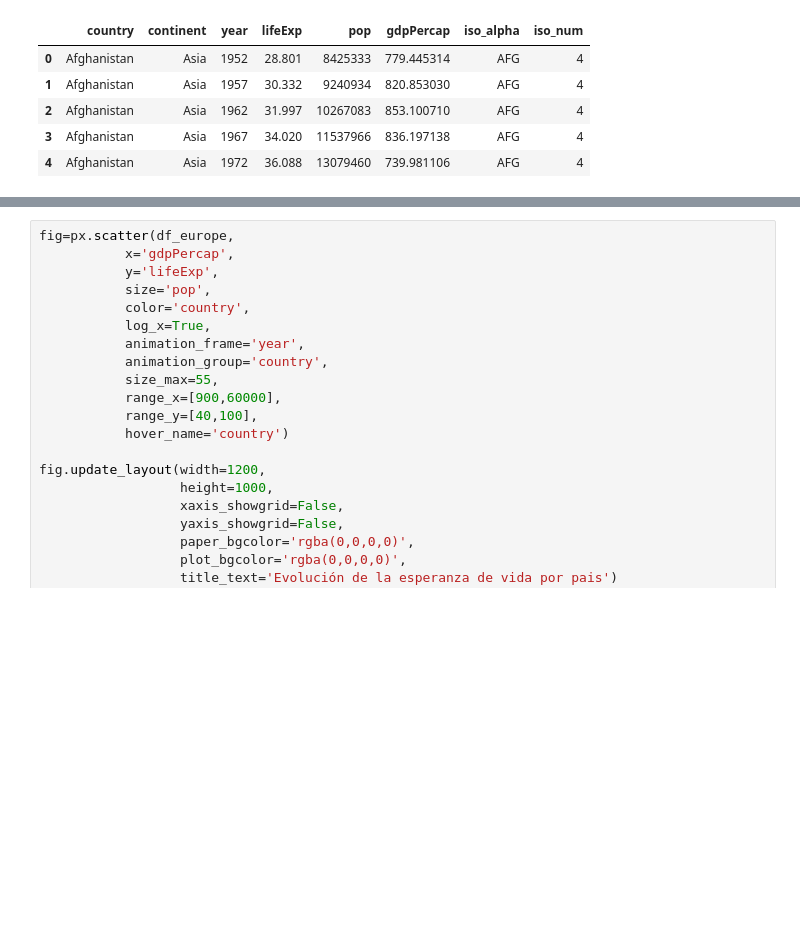
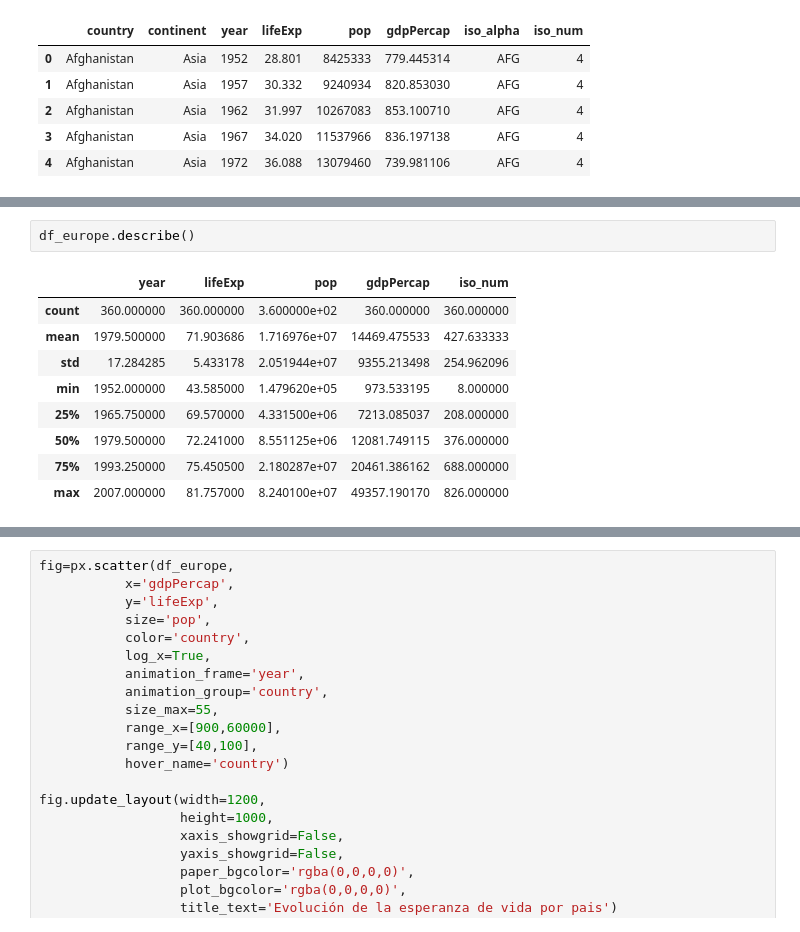
Before and after one commit to patricialuca/visualizacion, a Jupyter notebook: Luengo_Carretero_Patricia_PEC3.ipynb, the cells around one changed output, grey strips where cells are left out. Saved outputs shown, nothing was run; the diff lists cells and outputs as text; blank space fills up the shorter version.

```diff
--- a/Luengo_Carretero_Patricia_PEC3.ipynb
+++ b/Luengo_Carretero_Patricia_PEC3.ipynb
@@ -34,3 +29,15 @@ fig.update_yaxes(title_text='')
 fig.show()
 # %% [output]
 [interactive output not drawn]
+# %%
+df_europe.describe()
+# %% [output]
+|  | year | lifeExp | pop | gdpPercap | iso_num |
+| count | 360.000000 | 360.000000 | 3.600000e+02 | 360.000000 | 360.000000 |
+| mean | 1979.500000 | 71.903686 | 1.716976e+07 | 14469.475533 | 427.633333 |
+| std | 17.284285 | 5.433178 | 2.051944e+07 | 9355.213498 | 254.962096 |
+| min | 1952.000000 | 43.585000 | 1.479620e+05 | 973.533195 | 8.000000 |
+| 25% | 1965.750000 | 69.570000 | 4.331500e+06 | 7213.085037 | 208.000000 |
+| 50% | 1979.500000 | 72.241000 | 8.551125e+06 | 12081.749115 | 376.000000 |
+| 75% | 1993.250000 | 75.450500 | 2.180287e+07 | 20461.386162 | 688.000000 |
+| max | 2007.000000 | 81.757000 | 8.240100e+07 | 49357.190170 | 826.000000 |
```
Also changed, not shown: parts of 4 cells of this notebook.
